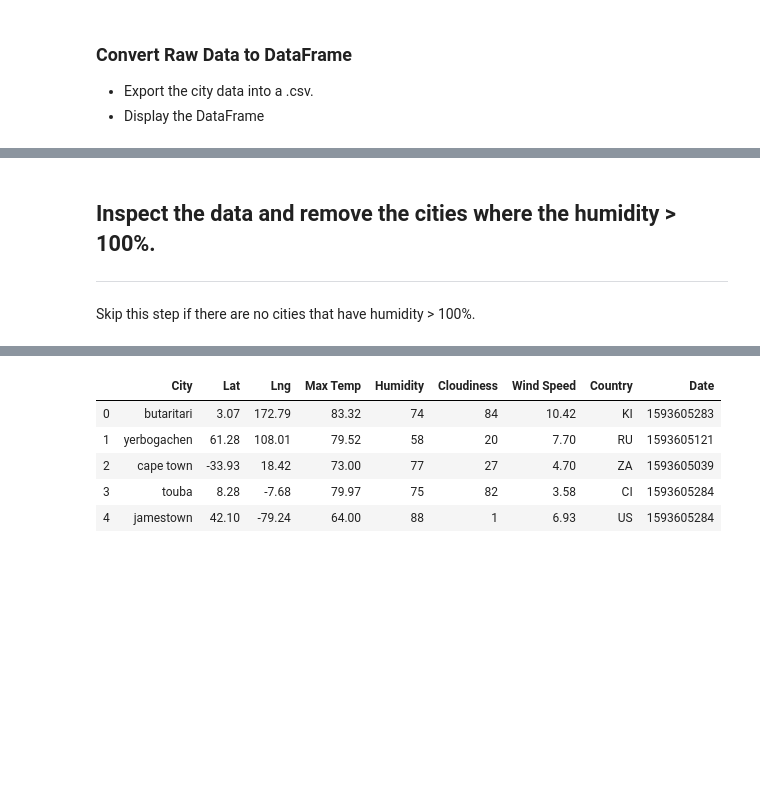
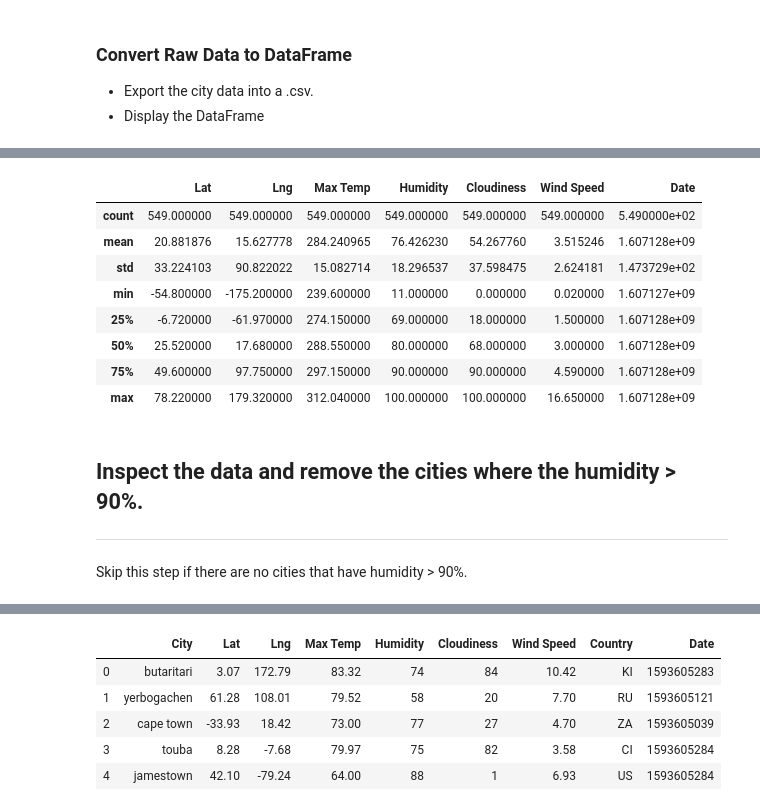
Before and after one commit to perkins228/python-api-challenge, a Jupyter notebook: WeatherPY/WeatherPy.ipynb, the cells around one changed output, grey strips where cells are left out. Cells and saved outputs as stored; diff of their text form; code cells hidden in the pictures; blank space fills up the shorter version.

```diff
--- a/WeatherPY/WeatherPy.ipynb
+++ b/WeatherPY/WeatherPy.ipynb
@@ -116,4 +113,16 @@ city_df.head()
+# %%
+city_df.describe()
+# %% [output]
+|  | Lat | Lng | Max Temp | Humidity | Cloudiness | Wind Speed | Date |
+| count | 549.000000 | 549.000000 | 549.000000 | 549.000000 | 549.000000 | 549.000000 | 5.490000e+02 |
+| mean | 20.881876 | 15.627778 | 284.240965 | 76.426230 | 54.267760 | 3.515246 | 1.607128e+09 |
+| std | 33.224103 | 90.822022 | 15.082714 | 18.296537 | 37.598475 | 2.624181 | 1.473729e+02 |
+| min | -54.800000 | -175.200000 | 239.600000 | 11.000000 | 0.000000 | 0.020000 | 1.607127e+09 |
+| 25% | -6.720000 | -61.970000 | 274.150000 | 69.000000 | 18.000000 | 1.500000 | 1.607128e+09 |
+| 50% | 25.520000 | 17.680000 | 288.550000 | 80.000000 | 68.000000 | 3.000000 | 1.607128e+09 |
+| 75% | 49.600000 | 97.750000 | 297.150000 | 90.000000 | 90.000000 | 4.590000 | 1.607128e+09 |
+| max | 78.220000 | 179.320000 | 312.040000 | 100.000000 | 100.000000 | 16.650000 | 1.607128e+09 |
 # %% [markdown]
-## Inspect the data and remove the cities where the humidity > 100%.
+## Inspect the data and remove the cities where the humidity > 90%.
 ----
-Skip this step if there are no cities that have humidity > 100%.
+Skip this step if there are no cities that have humidity > 90%.
```
Also changed, not shown: parts of 9 cells of this notebook, 1 other file.
